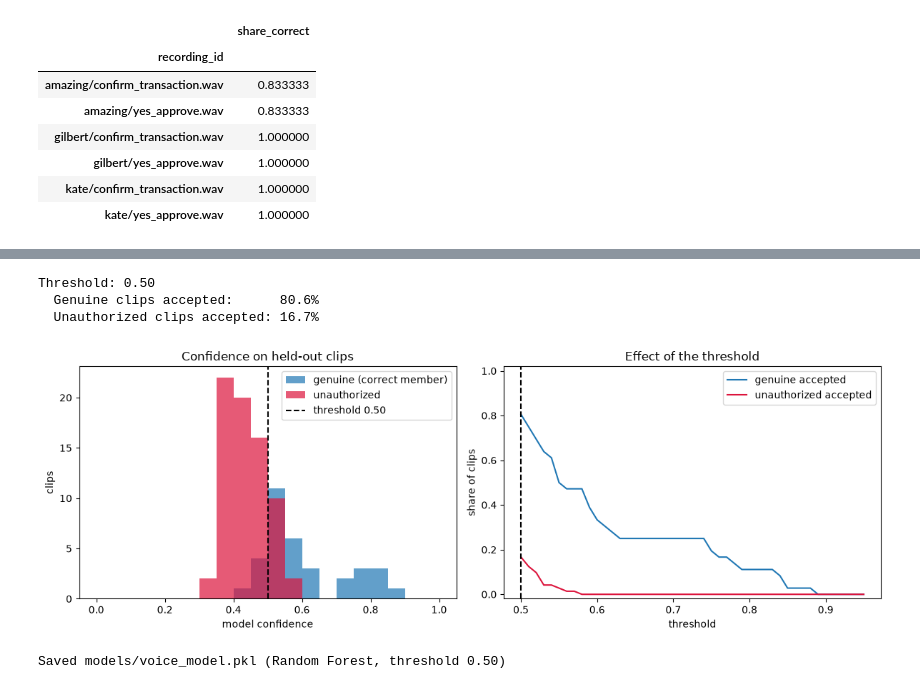
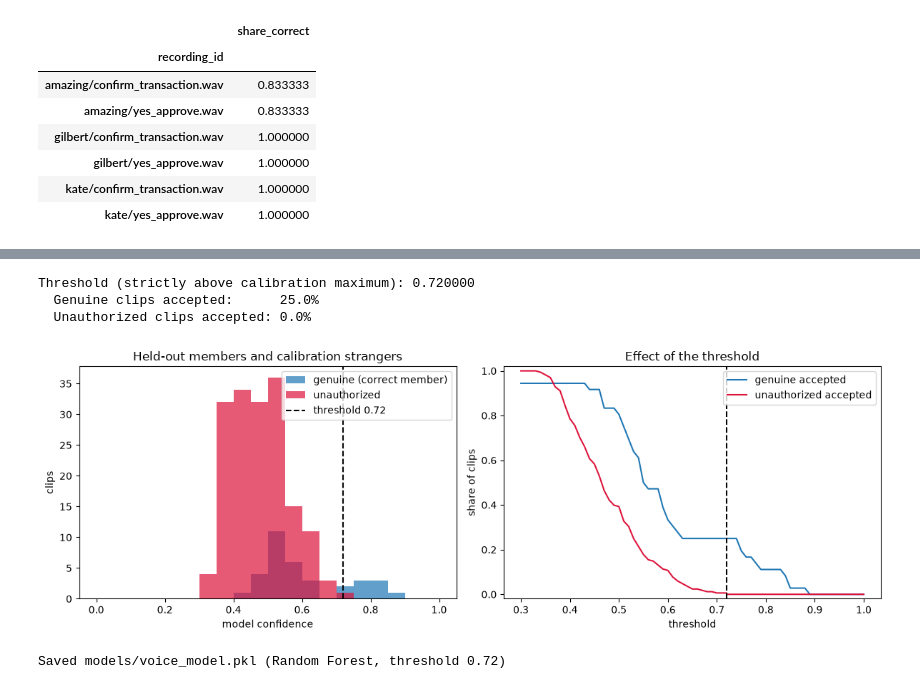
Before and after one commit to gilbmura/dataPreProcessing, a Jupyter notebook: notebooks/03_audio.ipynb, the cells around one changed output, grey strips where cells are left out. Drawn from its saved outputs; the diff is of its cells as text; code cells hidden in the pictures.

```diff
--- a/notebooks/03_audio.ipynb
+++ b/notebooks/03_audio.ipynb
@@ -187,6 +191,13 @@ if ONE_TAKE:
 
 print(f"\n{len(recordings)} recordings from {len(MEMBERS)} members: {', '.join(MEMBERS)}")
 print(f"{len(unauthorized)} unauthorized clip(s)")
+# Fixed person-level split before fitting: Placide is never used to tune the threshold.
+CALIBRATION_PEOPLE = {'frank', 'gabriella'}
+TEST_PEOPLE = {'placide'}
+unauthorized['person'] = unauthorized['path'].map(lambda p: p.stem.split('_')[0].lower())
+assert set(unauthorized['person']) == CALIBRATION_PEOPLE | TEST_PEOPLE
+unauthorized['split'] = unauthorized['person'].map(lambda name: 'test' if name in TEST_PEOPLE else 'calibration')
+display(unauthorized[['person', 'split', 'path']])
 # %% [output]
 | phrase | yes_approve | confirm_transaction |
 | member |  |  |
@@ -468,6 +486,12 @@ for rid, versions in augmented_unauthorized.items():
                      "augmentation": aug, "authorized": False, **vm.extract_features(y, SR)})
 
 features = pd.DataFrame(rows)
+features['split'] = features.apply(lambda row: 'member' if row['authorized'] else
+    ('test' if Path(row['recording_id']).name.split('_')[0].lower() in TEST_PEOPLE else 'calibration'), axis=1)
+features['person'] = features.apply(lambda row: row['member'] if row['authorized'] else Path(row['recording_id']).name.split('_')[0].lower(), axis=1)
+for idx in features.index[~features['authorized']]:
+    filename = features.at[idx, 'recording_id'].lower()
+    features.at[idx, 'phrase'] = 'confirm_transaction' if 'confirm' in filename else 'yes_approve'
 features.to_csv(FEATURES_CSV, index=False)
 print(f"Saved {rel(FEATURES_CSV)}: {features.shape[0]} rows x {features.shape[1]} columns "
       f"({len(vm.FEATURE_COLUMNS)} features)")
@@ -539,7 +563,7 @@ members_df = features[features["authorized"]].reset_index(drop=True)
 X = members_df[vm.FEATURE_COLUMNS]
 y = members_df["member"].to_numpy()
 groups = members_df["recording_id"].to_numpy()
-X_unauth = features.loc[~features["authorized"], vm.FEATURE_COLUMNS]
+X_unauth = features.loc[features["split"].eq("calibration"), vm.FEATURE_COLUMNS]
 CLASSES = MEMBERS
 
 MODELS = {
@@ -653,10 +673,15 @@ non-members should be reserved for final testing.
 # %%
 true_idx = np.array([CLASSES.index(c) for c in y])
 genuine_scores = oof[BEST]["proba"][np.arange(len(y)), true_idx]
-genuine_correct = oof[BEST]["pred"] == y
-unauth_scores = oof[BEST]["unauth_scores"]
+genuine_correct = (oof[BEST]["pred"] == y) & ((oof[BEST]["proba"] == oof[BEST]["proba"].max(axis=1, keepdims=True)).sum(axis=1) == 1)
+# Fit the deployed classifier BEFORE calibrating its gate. Members only.
+final_model = clone(MODELS[BEST]).fit(X, y)
+assert list(final_model.classes_) == CLASSES
+final_calibration_scores = full_proba(final_model, X_unauth).max(axis=1)
+unauth_scores = np.r_[oof[BEST]['unauth_scores'], final_calibration_scores]
+THRESHOLD = vm.calibrate_rejection_threshold(unauth_scores)
 
-candidates = np.round(np.arange(0.50, 0.951, 0.01), 2)
+candidates = np.unique(np.r_[np.round(np.arange(0.30, 1.001, 0.01), 2), THRESHOLD])
 sweep = pd.DataFrame({
     "threshold": candidates,
     "genuine_accepted": [np.mean(genuine_correct & (genuine_scores >= t)) for t in candidates],
@@ -664,57 +689,49 @@ sweep = pd.DataFrame({
                               for t in candidates],
 })
 
-sweep["margin"] = sweep["genuine_accepted"] - sweep["unauthorized_accepted"]
-if not len(unauth_scores):
-    THRESHOLD = vm.DEFAULT_THRESHOLD
-    print(f"No unauthorized clips: using the default threshold {THRESHOLD}.")
-elif sweep["margin"].max() <= 0:
-    THRESHOLD = vm.DEFAULT_THRESHOLD
-    print(f"WARNING: no threshold separates members from the unauthorized voice on held-out\n"
-          f"clips, so the default {THRESHOLD} is used. More takes per member should fix this.")
-else:
-    tied = sweep[np.isclose(sweep["margin"], sweep["margin"].max())]
-    THRESHOLD = float(tied["threshold"].iloc[len(tied) // 2])
+# The policy is zero observed calibration false accepts, not balanced margin.
+assert not np.any(unauth_scores >= THRESHOLD)
+if THRESHOLD > 1:
+    print('WARNING: calibration requires reject-all; gather new data before use.')
 
 def pct(value):
     return "n/a" if pd.isna(value) else f"{value:.1%}"
 
-at = sweep.loc[np.isclose(sweep["threshold"], THRESHOLD)].iloc[0]
-print(f"Threshold: {THRESHOLD:.2f}")
+at = sweep.loc[sweep["threshold"].eq(THRESHOLD)].iloc[0]
+print(f"Threshold (strictly above calibration maximum): {THRESHOLD:.6f}")
 print(f"  Genuine clips accepted:      {pct(at['genuine_accepted'])}")
 print(f"  Unauthorized clips accepted: {pct(at['unauthorized_accepted'])}")
 
 fig, axes = plt.subplots(1, 2, figsize=(12, 4.2))
 bins = np.linspace(0, 1, 21)
 axes[0].hist(genuine_scores[genuine_correct], bins=bins, alpha=0.7, label="genuine (correct member)")
 if len(unauth_scores):
     axes[0].hist(unauth_scores, bins=bins, alpha=0.7, color="crimson", label="unauthorized")
 axes[0].axvline(THRESHOLD, color="k", ls="--", label=f"threshold {THRESHOLD:.2f}")
 axes[0].set_xlabel("model confidence")
 axes[0].set_ylabel("clips")
-axes[0].set_title("Confidence on held-out clips")
+axes[0].set_title("Held-out members and calibration strangers")
 axes[0].legend()
 axes[1].plot(sweep["threshold"], sweep["genuine_accepted"], label="genuine accepted")
 if len(unauth_scores):
     axes[1].plot(sweep["threshold"], sweep["unauthorized_accepted"], color="crimson",
                  label="unauthorized accepted")
 axes[1].axvline(THRESHOLD, color="k", ls="--")
 axes[1].set_xlabel("threshold")
 axes[1].set_ylabel("share of clips")
 axes[1].set_ylim(-0.02, 1.02)
 axes[1].set_title("Effect of the threshold")
 axes[1].legend()
 fig.tight_layout()
 fig.savefig(FIG_DIR / "audio_threshold.png")
 plt.show()
 # %% [output]
-Threshold: 0.50
-  Genuine clips accepted:      80.6%
-  Unauthorized clips accepted: 16.7%
+Threshold (strictly above calibration maximum): 0.720000
+  Genuine clips accepted:      25.0%
+  Unauthorized clips accepted: 0.0%
-[figure, old version]
+[figure, new version]
 # %%
-# Retrain the chosen model on every member recording and save it with the threshold.
-final_model = clone(MODELS[BEST]).fit(X, y)
+# Save the same member-fitted model used during threshold calibration.
 assert list(final_model.classes_) == CLASSES
 
 bundle = {
@@ -723,7 +740,13 @@ bundle = {
     "classes": CLASSES,
     "feature_columns": vm.FEATURE_COLUMNS,
     "threshold": THRESHOLD,
+    "threshold_policy": "strictly_above_max_calibration_confidence",
+    "calibration_max_confidence": float(unauth_scores.max()),
+    "calibration_score_count": len(unauth_scores),
+    "test_status": "previously_inspected_regression_person_not_fresh_test",
     "sample_rate": SR,
+    "calibration_people": sorted(CALIBRATION_PEOPLE),
+    "test_people": sorted(TEST_PEOPLE),
     "metrics": {k: round(float(v), 4) for k, v in results[BEST].items()},
     "n_recordings": int(len(recordings)),
     "augmentations": list(AUGMENTATIONS),
@@ -732,5 +755,5 @@ joblib.dump(bundle, MODEL_PATH)
 vm._MODEL_CACHE.clear()  # make verify_voice() load the new file
 print(f"Saved {rel(MODEL_PATH)} ({BEST}, threshold {THRESHOLD:.2f})")
 # %% [output]
-Saved models/voice_model.pkl (Random Forest, threshold 0.50)
+Saved models/voice_model.pkl (Random Forest, threshold 0.72)
 # %% [markdown]
```
Also changed, not shown: parts of 12 cells of this notebook, 2 other files.
